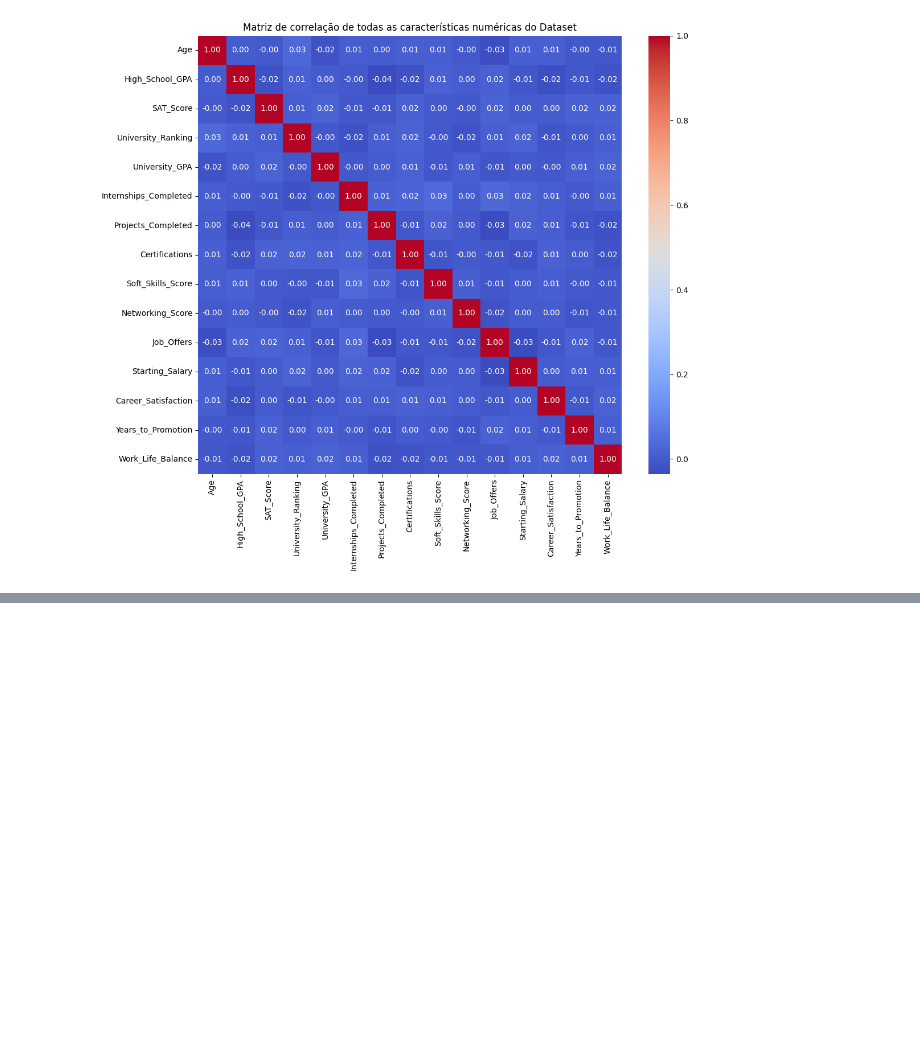
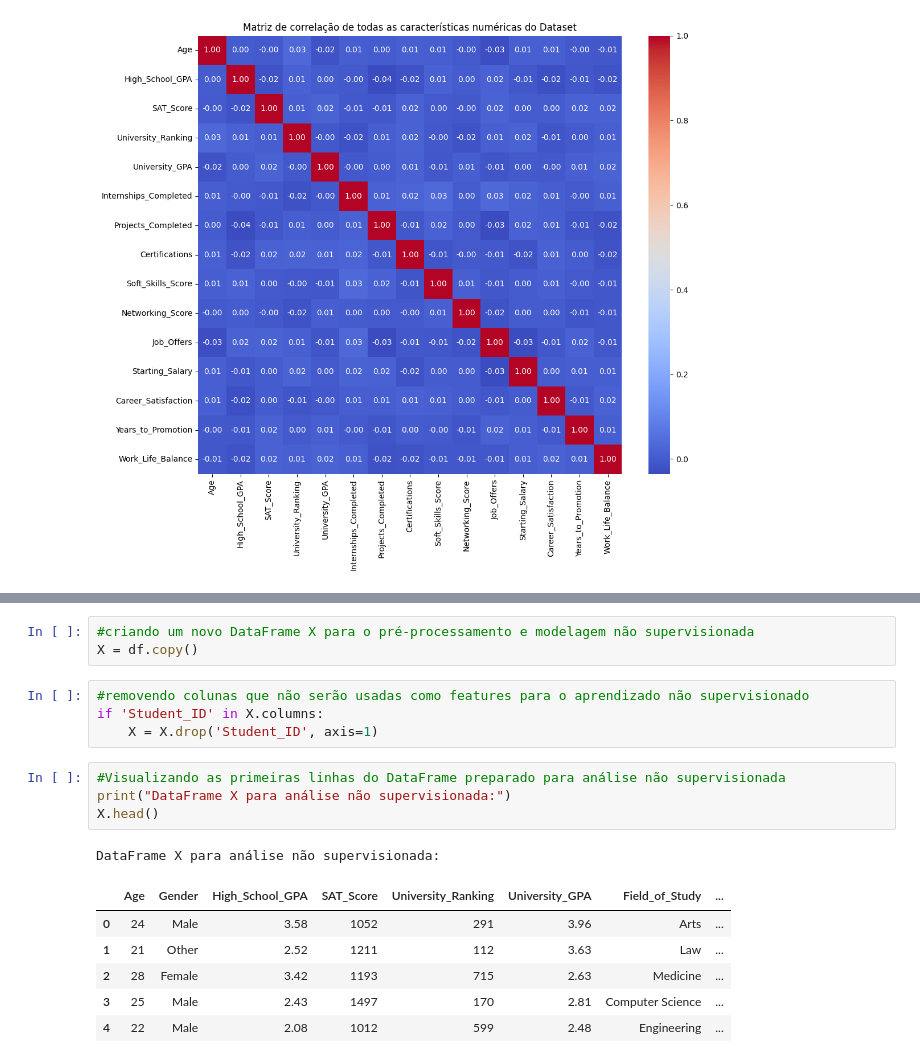
Before and after one commit to Davisdenner/mvp_analise_dados_boas_praticas, a Jupyter notebook: MVP_Análise_de_Dados_e_Boas_Práticas.ipynb, the cells around one changed output, grey strips where cells are left out. Drawn from its saved outputs; the diff is of its cells as text; blank space fills up the shorter version.

```diff
--- a/MVP_Análise_de_Dados_e_Boas_Práticas.ipynb
+++ b/MVP_Análise_de_Dados_e_Boas_Práticas.ipynb
@@ -510,0 +517,19 @@ Investigando a base de dados, foi possível chegar as seguintes conclusões.
+# %%
+#criando um novo DataFrame X para o pré-processamento e modelagem não supervisionada
+X = df.copy()
+# %%
+#removendo colunas que não serão usadas como features para o aprendizado não supervisionado
+if 'Student_ID' in X.columns:
+    X = X.drop('Student_ID', axis=1)
+# %%
+#Visualizando as primeiras linhas do DataFrame preparado para análise não supervisionada
+print("DataFrame X para análise não supervisionada:")
+X.head()
+# %% [output]
+DataFrame X para análise não supervisionada:
+|  | Age | Gender | High_School_GPA | SAT_Score | University_Ranking | University_GPA | Field_of_Study | ... |
+| 0 | 24 | Male | 3.58 | 1052 | 291 | 3.96 | Arts | ... |
+| 1 | 21 | Other | 2.52 | 1211 | 112 | 3.63 | Law | ... |
+| 2 | 28 | Female | 3.42 | 1193 | 715 | 2.63 | Medicine | ... |
+| 3 | 25 | Male | 2.43 | 1497 | 170 | 2.81 | Computer Science | ... |
+| 4 | 22 | Male | 2.08 | 1012 | 599 | 2.48 | Engineering | ... |
```
Also changed, not shown: parts of 26 cells of this notebook.
